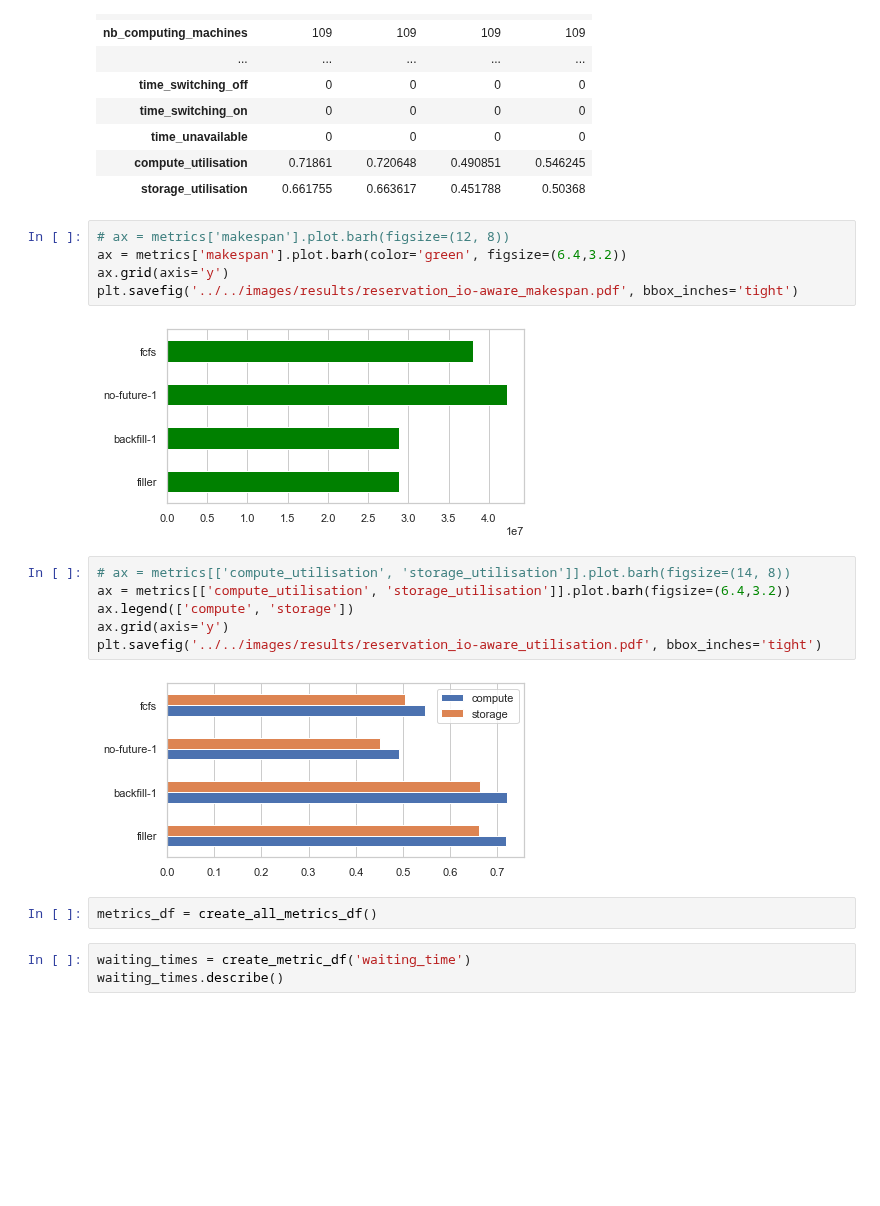
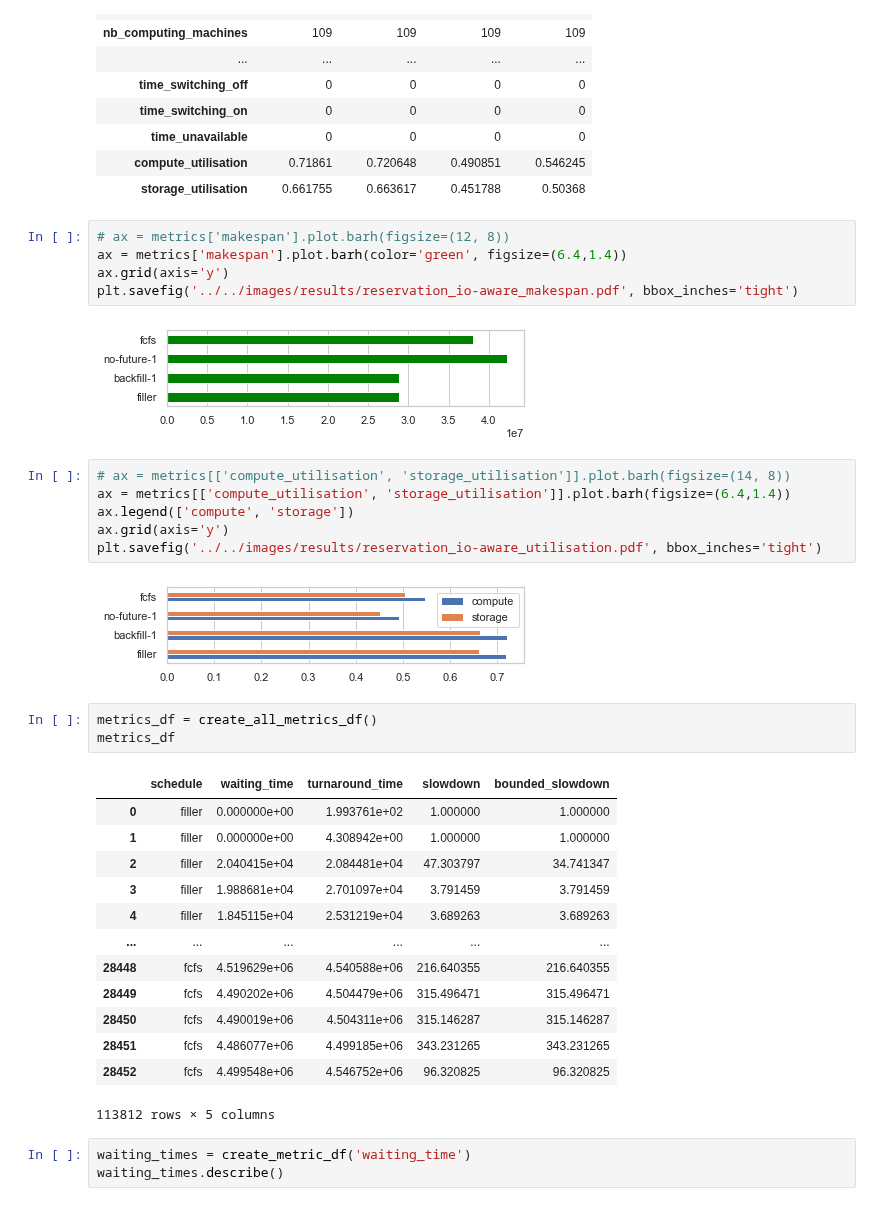
Before and after one commit to jankopanski/Burst-Buffer-Scheduling, a Jupyter notebook: analysis/ScheduleComparison-IOAware.ipynb, the cells around one changed output. Drawn from its saved outputs; the diff is of its cells as text; blank space fills up the shorter version.

Commit message:
Generated triple plots

```diff
--- a/analysis/ScheduleComparison-IOAware.ipynb
+++ b/analysis/ScheduleComparison-IOAware.ipynb
@@ -156,21 +157,36 @@ metrics.T
 | storage_utilisation | 0.661755 | 0.663617 | 0.451788 | 0.50368 |
 # %%
 # ax = metrics['makespan'].plot.barh(figsize=(12, 8))
-ax = metrics['makespan'].plot.barh(color='green', figsize=(6.4,3.2))
+ax = metrics['makespan'].plot.barh(color='green', figsize=(6.4,1.4))
 ax.grid(axis='y')
 plt.savefig('../../images/results/reservation_io-aware_makespan.pdf', bbox_inches='tight')
 # %% [output]
-[figure, old version]
+[figure, new version]
 # %%
 # ax = metrics[['compute_utilisation', 'storage_utilisation']].plot.barh(figsize=(14, 8))
-ax = metrics[['compute_utilisation', 'storage_utilisation']].plot.barh(figsize=(6.4,3.2))
+ax = metrics[['compute_utilisation', 'storage_utilisation']].plot.barh(figsize=(6.4,1.4))
 ax.legend(['compute', 'storage'])
 ax.grid(axis='y')
 plt.savefig('../../images/results/reservation_io-aware_utilisation.pdf', bbox_inches='tight')
 # %% [output]
-[figure, old version]
+[figure, new version]
 # %%
 metrics_df = create_all_metrics_df()
+metrics_df
+# %% [output]
+|  | schedule | waiting_time | turnaround_time | slowdown | bounded_slowdown |
+| 0 | filler | 0.000000e+00 | 1.993761e+02 | 1.000000 | 1.000000 |
+| 1 | filler | 0.000000e+00 | 4.308942e+00 | 1.000000 | 1.000000 |
+| 2 | filler | 2.040415e+04 | 2.084481e+04 | 47.303797 | 34.741347 |
+| 3 | filler | 1.988681e+04 | 2.701097e+04 | 3.791459 | 3.791459 |
+| 4 | filler | 1.845115e+04 | 2.531219e+04 | 3.689263 | 3.689263 |
+| ... | ... | ... | ... | ... | ... |
+| 28448 | fcfs | 4.519629e+06 | 4.540588e+06 | 216.640355 | 216.640355 |
+| 28449 | fcfs | 4.490202e+06 | 4.504479e+06 | 315.496471 | 315.496471 |
+| 28450 | fcfs | 4.490019e+06 | 4.504311e+06 | 315.146287 | 315.146287 |
+| 28451 | fcfs | 4.486077e+06 | 4.499185e+06 | 343.231265 | 343.231265 |
+| 28452 | fcfs | 4.499548e+06 | 4.546752e+06 | 96.320825 | 96.320825 |
+113812 rows × 5 columns
 # %%
 waiting_times = create_metric_df('waiting_time')
 waiting_times.describe()
```
Also changed, not shown: parts of 21 cells of this notebook.
